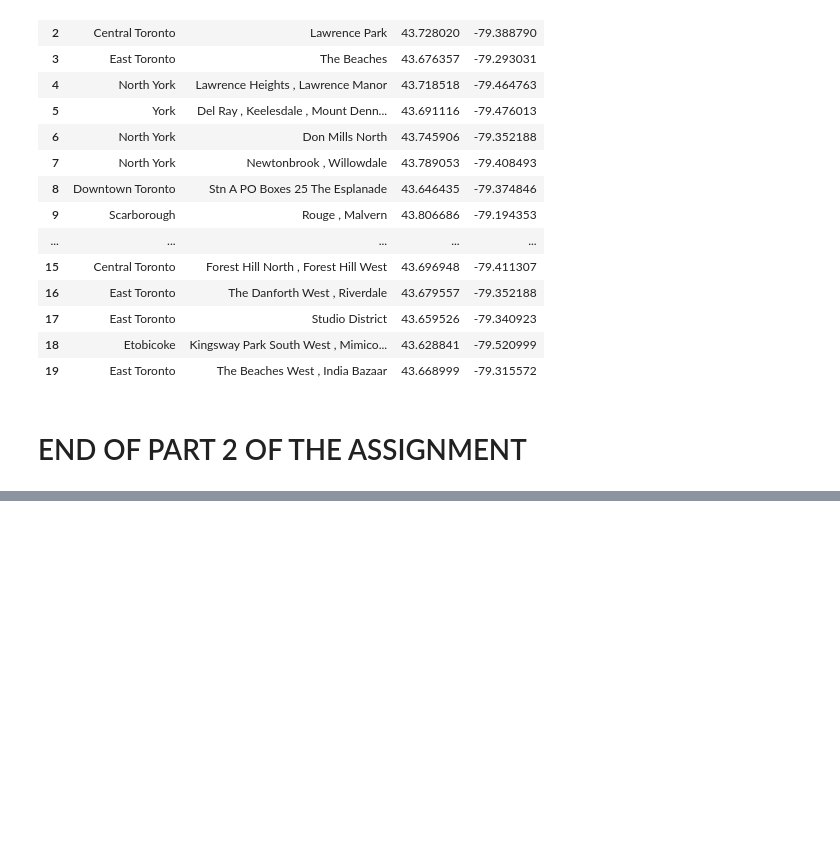
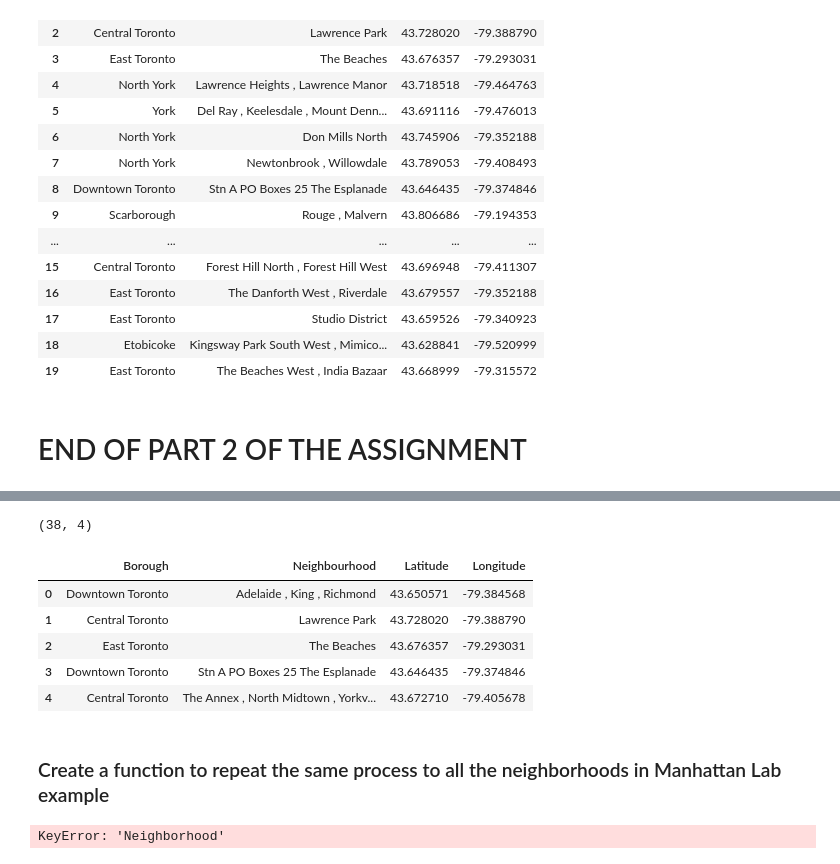
Before and after one commit to bekzoduz/Coursera_Capstone-BAkramov-, a Jupyter notebook: Segmenting and Clustering Neighborhoods.ipynb, the cells around one changed output, grey strips where cells are left out. Saved outputs shown, nothing was run; the diff lists cells and outputs as text; code cells hidden in the pictures; blank space fills up the shorter version.

```diff
--- a/Segmenting and Clustering Neighborhoods.ipynb
+++ b/Segmenting and Clustering Neighborhoods.ipynb
@@ -199,0 +202,30 @@ full_table.head(20)
+# %%
+!conda install -c conda-forge geopy --yes
+!conda install -c conda-forge folium=0.5.0 --yes
+
+import numpy as np # library to handle data in a vectorized manner
+import pandas as pd # library for data analsysis
+
+pd.set_option('display.max_columns', None)
+pd.set_option('display.max_rows', None)
+
+import json # library to handle JSON files
+
+
+from geopy.geocoders import Nominatim
+GeoLocator = Nominatim(user_agent='My-IBMNotebook')# convert an address into latitude and longitude values
+
+import requests # library to handle requests
+from pandas.io.json import json_normalize # tranform JSON file into a pandas dataframe
+
+# Matplotlib and associated plotting modules
+import matplotlib.cm as cm
+import matplotlib.colors as colors
+
+# import k-means from clustering stage
+from sklearn.cluster import KMeans
+
+
+import folium # map rendering library
+
+print('Libraries imported.')
@@ -199,0 +281,14 @@ full_table.head(20)
+# %%
+toronto_data = full_table[full_table['Borough'].str.contains("Toronto")].reset_index(drop=True)
+print(toronto_data.shape)
+toronto_data.head()
+# %% [output]
+(38, 4)
+|  | Borough | Neighbourhood | Latitude | Longitude |
+| 0 | Downtown Toronto | Adelaide , King , Richmond | 43.650571 | -79.384568 |
+| 1 | Central Toronto | Lawrence Park | 43.728020 | -79.388790 |
+| 2 | East Toronto | The Beaches | 43.676357 | -79.293031 |
+| 3 | Downtown Toronto | Stn A PO Boxes 25 The Esplanade | 43.646435 | -79.374846 |
+| 4 | Central Toronto | The Annex , North Midtown , Yorkv... | 43.672710 | -79.405678 |
+# %% [markdown]
+### Create a function to repeat the same process to all the neighborhoods in Manhattan Lab example
@@ -199,0 +337,8 @@ full_table.head(20)
+# %%
+toronto_neighborhoods = toronto_data
+toronto_venues = getNearbyVenues(names=toronto_data['Neighborhood'],
+                                   latitudes=toronto_data['Latitude'],
+                                   longitudes=toronto_data['Longitude']
+                                  )
+# %% [output]
+KeyError: 'Neighborhood'
```
Also changed, not shown: parts of 7 cells of this notebook.
